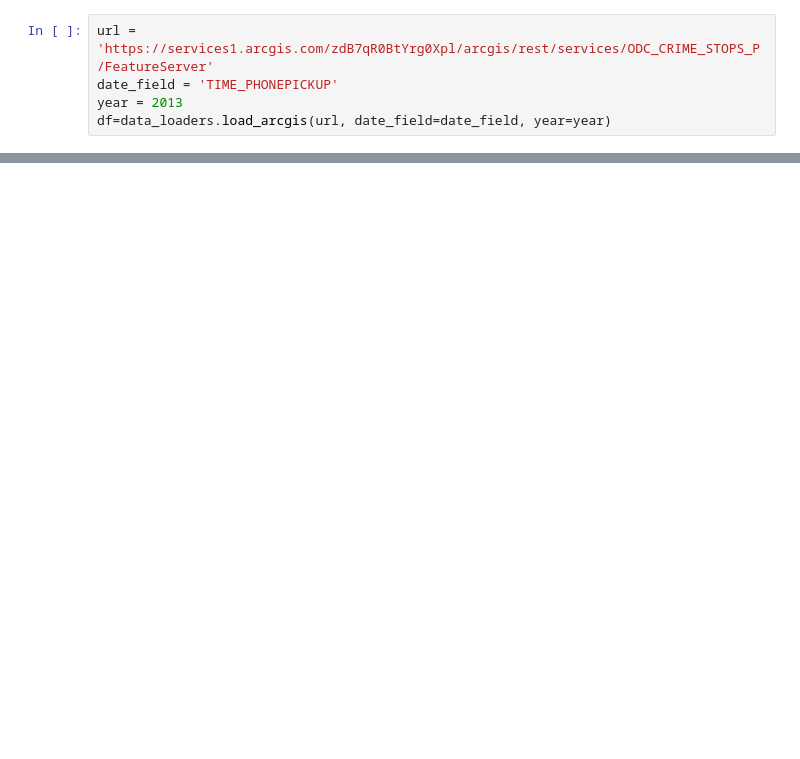
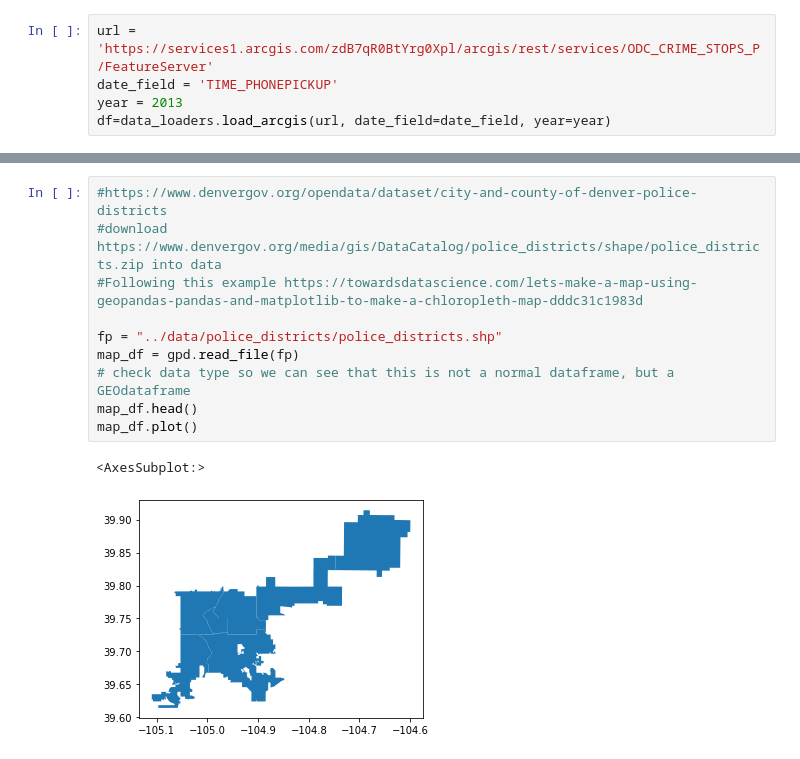
Before and after one commit to openpolicedata/openpolicedata, a Jupyter notebook: notebooks/ex_plotting_data.ipynb, the cells around one changed output, grey strips where cells are left out. Drawn from its saved outputs; the diff is of its cells as text; blank space fills up the shorter version.

Commit message:
Added code to example showing how to plot data on map data. Cleaned up test code by removing uneeded comments

```diff
--- a/notebooks/ex_plotting_data.ipynb
+++ b/notebooks/ex_plotting_data.ipynb
@@ -145,0 +29,13 @@ df_gold
+# %%
+#https://www.denvergov.org/opendata/dataset/city-and-county-of-denver-police-districts
+#download https://www.denvergov.org/media/gis/DataCatalog/police_districts/shape/police_districts.zip into data
+#Following this example https://towardsdatascience.com/lets-make-a-map-using-geopandas-pandas-and-matplotlib-to-make-a-chloropleth-map-dddc31c1983d
+
+fp = "../data/police_districts/police_districts.shp"
+map_df = gpd.read_file(fp)
+# check data type so we can see that this is not a normal dataframe, but a GEOdataframe
+map_df.head()
+map_df.plot()
+# %% [output]
+<AxesSubplot:>
+[figure, added]
```
Also changed, not shown: parts of 14 cells of this notebook, 3 other files.
